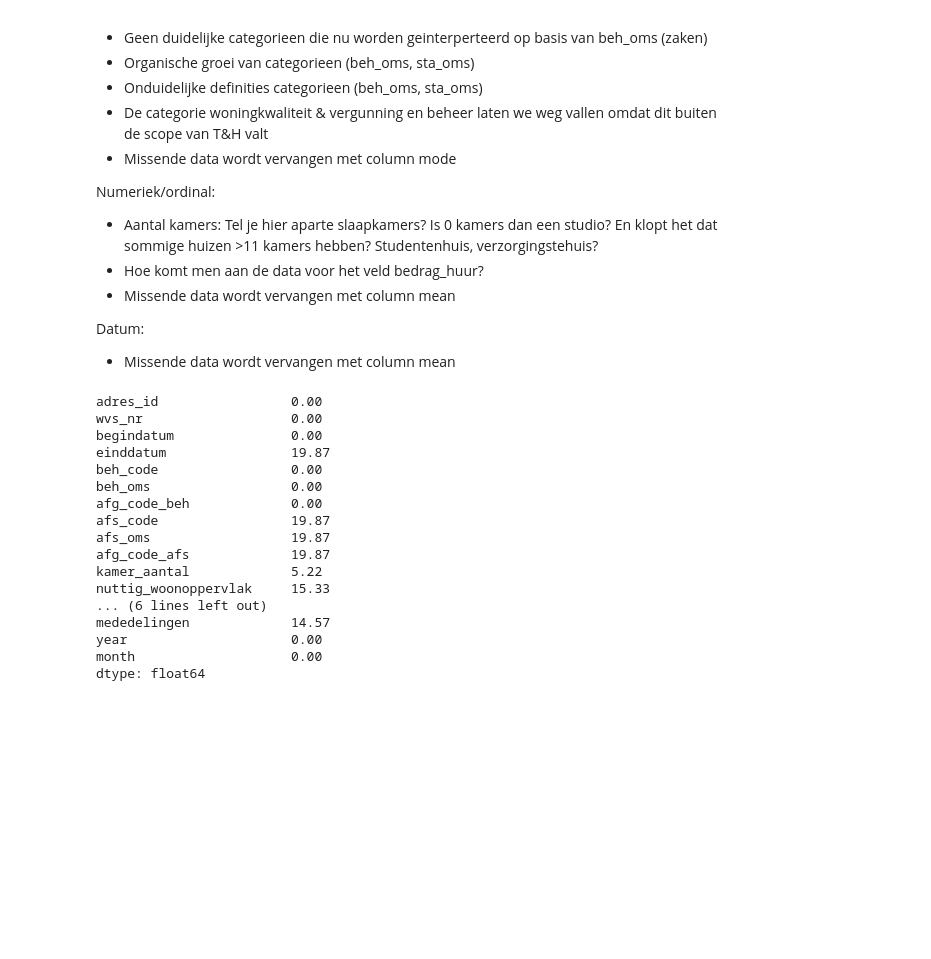
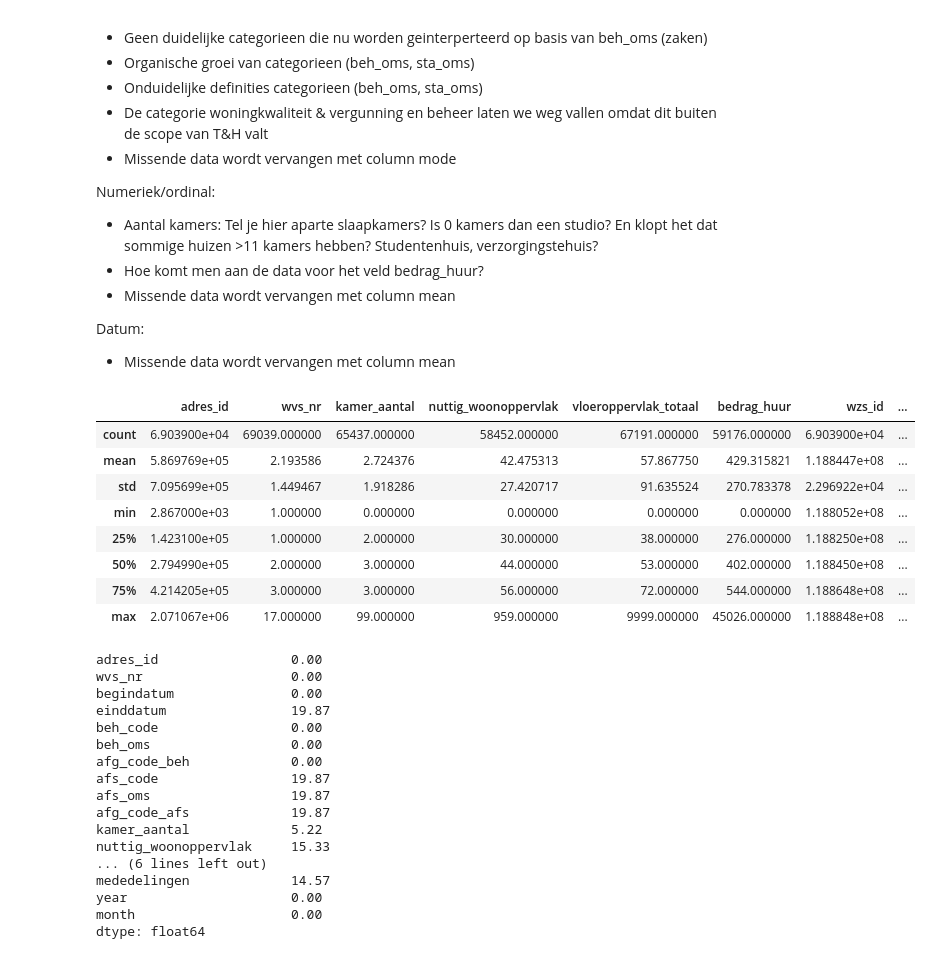
Before and after one commit to petercuret/woonfraude, a Jupyter notebook: notebooks/data_kwaliteit.ipynb, the cells around one changed output. Cells and saved outputs as stored; diff of their text form; code cells hidden in the pictures; blank space fills up the shorter version.

```diff
--- a/notebooks/data_kwaliteit.ipynb
+++ b/notebooks/data_kwaliteit.ipynb
@@ -85,5 +91,17 @@ Numeriek/ordinal:
 
 Datum:
 - Missende data wordt vervangen met column mean
+# %%
+zaken.describe()
+# %% [output]
+|  | adres_id | wvs_nr | kamer_aantal | nuttig_woonoppervlak | vloeroppervlak_totaal | bedrag_huur | wzs_id | ... |
+| count | 6.903900e+04 | 69039.000000 | 65437.000000 | 58452.000000 | 67191.000000 | 59176.000000 | 6.903900e+04 | ... |
+| mean | 5.869769e+05 | 2.193586 | 2.724376 | 42.475313 | 57.867750 | 429.315821 | 1.188447e+08 | ... |
+| std | 7.095699e+05 | 1.449467 | 1.918286 | 27.420717 | 91.635524 | 270.783378 | 2.296922e+04 | ... |
+| min | 2.867000e+03 | 1.000000 | 0.000000 | 0.000000 | 0.000000 | 0.000000 | 1.188052e+08 | ... |
+| 25% | 1.423100e+05 | 1.000000 | 2.000000 | 30.000000 | 38.000000 | 276.000000 | 1.188250e+08 | ... |
+| 50% | 2.794990e+05 | 2.000000 | 3.000000 | 44.000000 | 53.000000 | 402.000000 | 1.188450e+08 | ... |
+| 75% | 4.214205e+05 | 3.000000 | 3.000000 | 56.000000 | 72.000000 | 544.000000 | 1.188648e+08 | ... |
+| max | 2.071067e+06 | 17.000000 | 99.000000 | 959.000000 | 9999.000000 | 45026.000000 | 1.188848e+08 | ... |
 # %%
 # Percentage is nan values in column
```
Also changed, not shown: parts of 26 cells of this notebook, 1 other file.
